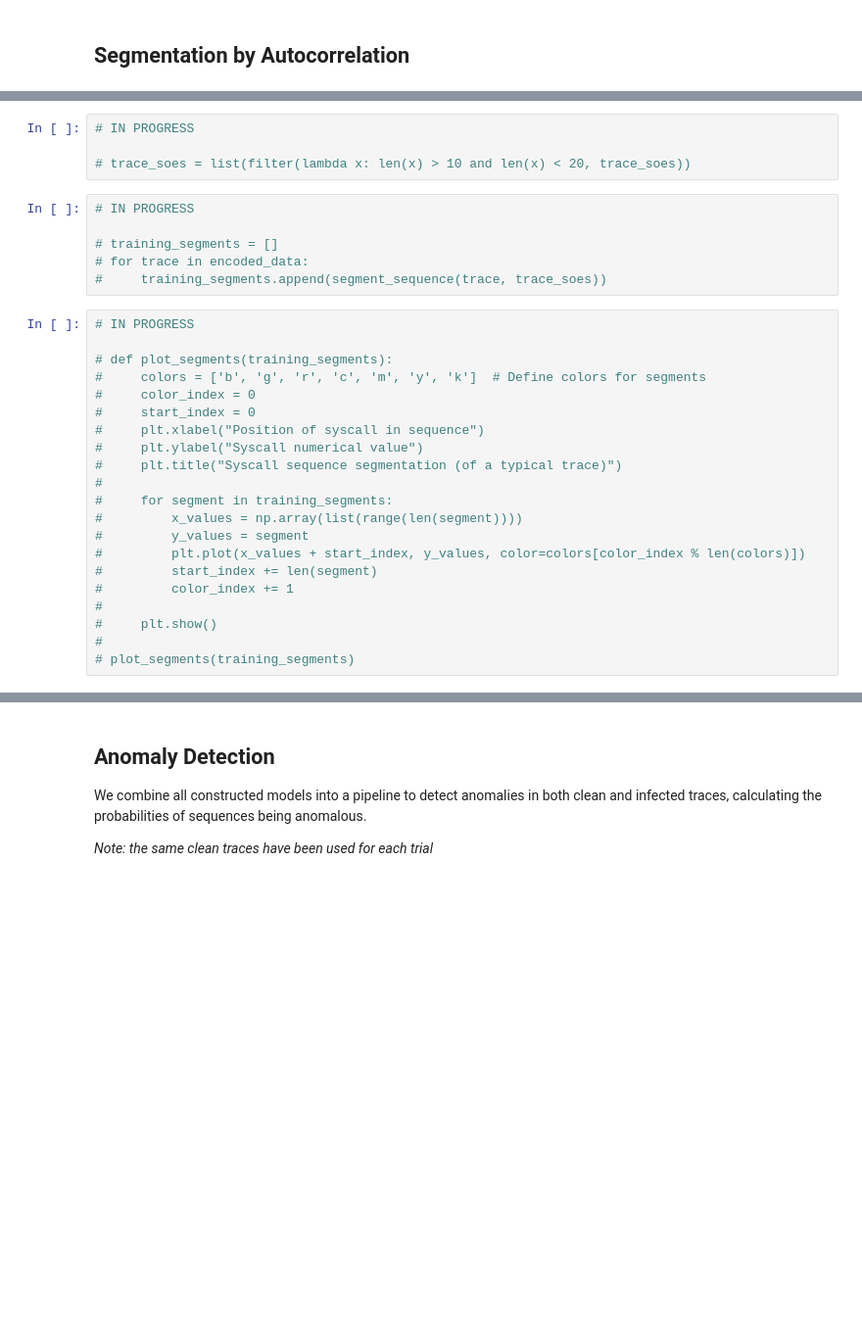
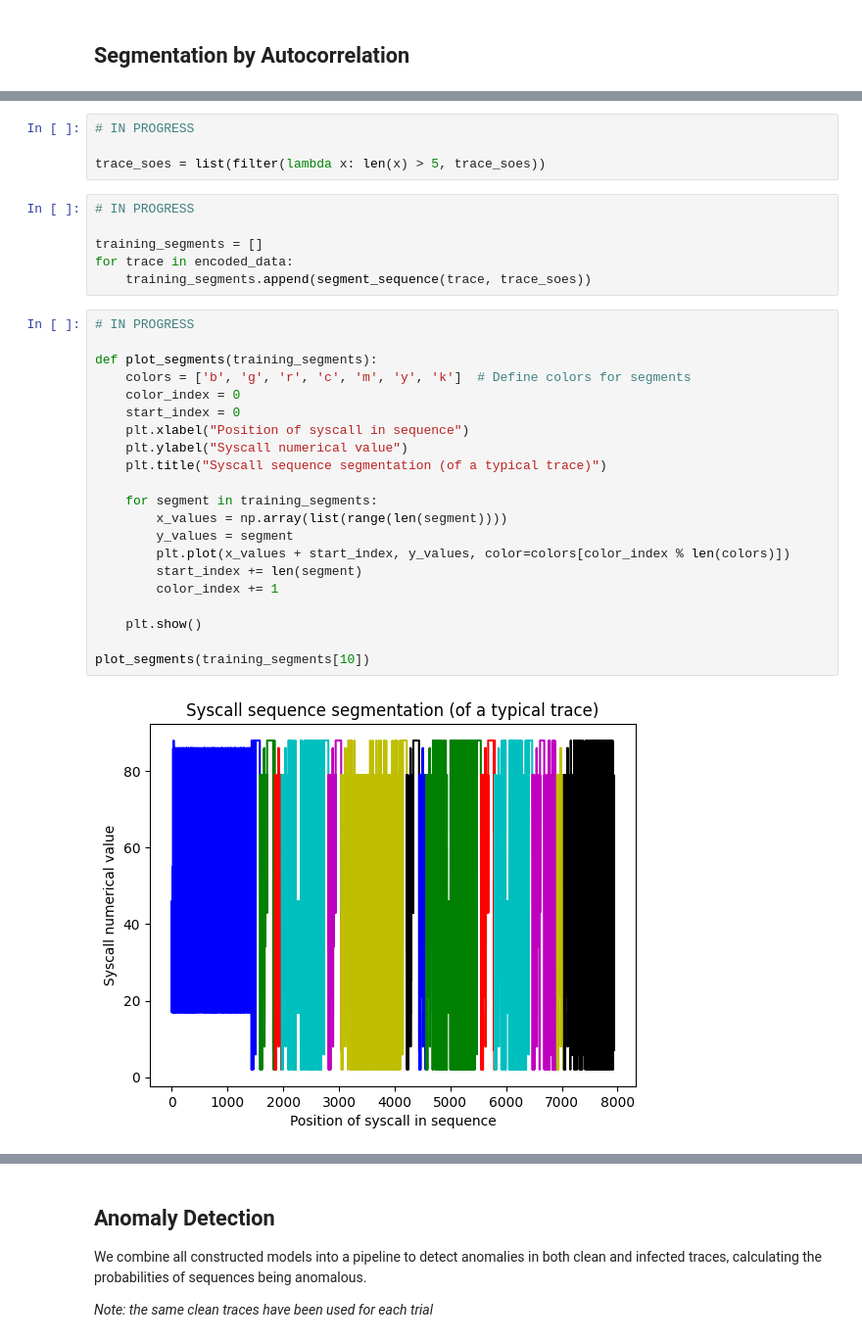
Before and after one commit to SubconsciousCompute/SysCall-IDS, a Jupyter notebook: notebooks/subcom_pipeline.ipynb, the cells around one changed output, grey strips where cells are left out. Shown at 98% size. Saved outputs shown, nothing was run; the diff lists cells and outputs as text; blank space fills up the shorter version.

```diff
--- a/notebooks/subcom_pipeline.ipynb
+++ b/notebooks/subcom_pipeline.ipynb
@@ -201,31 +200,33 @@ NameError: name 'encoded_data' is not defined
 # %%
 # IN PROGRESS
 
-# trace_soes = list(filter(lambda x: len(x) > 10 and len(x) < 20, trace_soes))
+trace_soes = list(filter(lambda x: len(x) > 5, trace_soes))
 # %%
 # IN PROGRESS
 
-# training_segments = []
-# for trace in encoded_data:
-#     training_segments.append(segment_sequence(trace, trace_soes))
+training_segments = []
+for trace in encoded_data:
+    training_segments.append(segment_sequence(trace, trace_soes))
 # %%
 # IN PROGRESS
 
-# def plot_segments(training_segments):
-#     colors = ['b', 'g', 'r', 'c', 'm', 'y', 'k']  # Define colors for segments
-#     color_index = 0
-#     start_index = 0
-#     plt.xlabel("Position of syscall in sequence")
-#     plt.ylabel("Syscall numerical value")
-#     plt.title("Syscall sequence segmentation (of a typical trace)")
-#
-#     for segment in training_segments:
-#         x_values = np.array(list(range(len(segment))))
-#         y_values = segment
-#         plt.plot(x_values + start_index, y_values, color=colors[color_index % len(colors)])
-#         start_index += len(segment)
-#         color_index += 1
-#
-#     plt.show()
-#
-# plot_segments(training_segments)
+def plot_segments(training_segments):
+    colors = ['b', 'g', 'r', 'c', 'm', 'y', 'k']  # Define colors for segments
+    color_index = 0
+    start_index = 0
+    plt.xlabel("Position of syscall in sequence")
+    plt.ylabel("Syscall numerical value")
+    plt.title("Syscall sequence segmentation (of a typical trace)")
+
+    for segment in training_segments:
+        x_values = np.array(list(range(len(segment))))
+        y_values = segment
+        plt.plot(x_values + start_index, y_values, color=colors[color_index % len(colors)])
+        start_index += len(segment)
+        color_index += 1
+
+    plt.show()
+
+plot_segments(training_segments[10])
+# %% [output]
+[figure, added]
```
Also changed, not shown: parts of 8 cells of this notebook, 1 other file.
